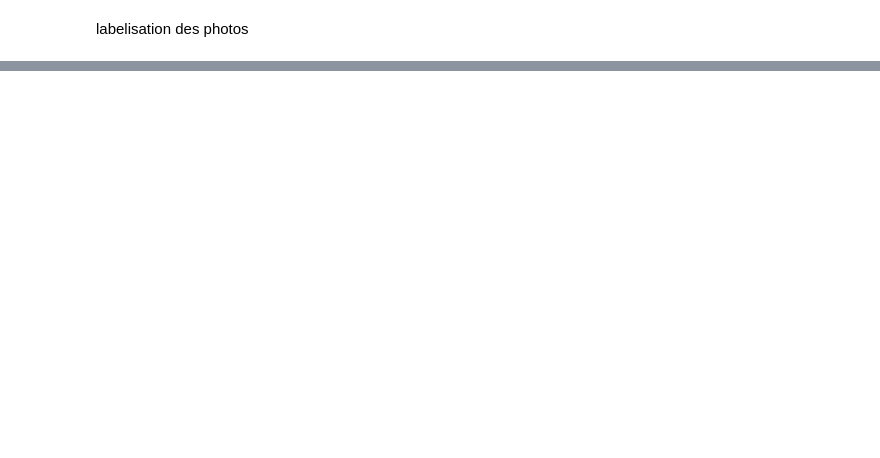
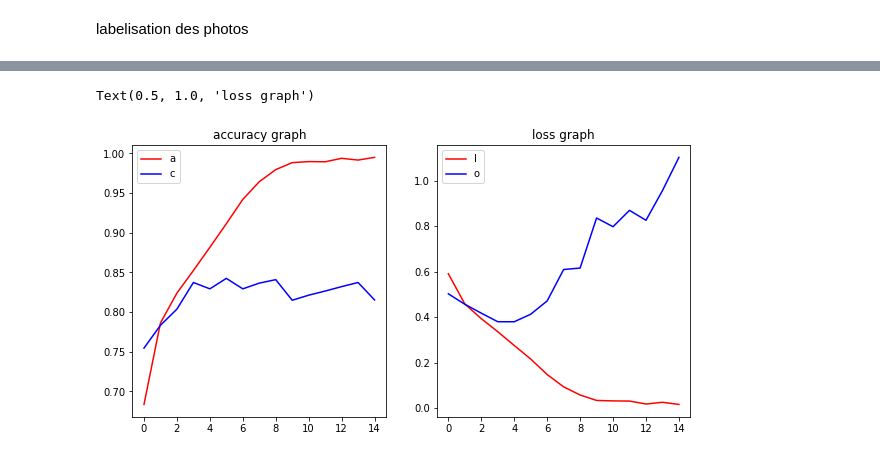
Before and after one commit to Arch-suzuki-MB/CNN-in-tensorflow, a Jupyter notebook: Classification of dogs and cats.ipynb, the cells around one changed output, grey strips where cells are left out. Drawn from its saved outputs; the diff is of its cells as text; code cells hidden in the pictures; blank space fills up the shorter version.

```diff
--- a/Classification of dogs and cats.ipynb
+++ b/Classification of dogs and cats.ipynb
@@ -105,9 +129,9 @@ labelisation des photos
 train_gen=ImageDataGenerator(rescale=1/255)
 train_generator=train_gen.flow_from_directory(
     target_dir[0],
-    batch_size=64,
+    batch_size=45,
     class_mode='binary',
-    target_size=(200,200))
+    target_size=(150,150))
 
 
 val_gen=ImageDataGenerator(rescale=1/255)
@@ -115,5 +139,5 @@ val_generator=val_gen.flow_from_directory(
     target_dir[1],
     batch_size=16,
     class_mode='binary',
-    target_size=(200,200))
+    target_size=(150,150))
 # %% [output]
@@ -122,11 +146,11 @@ Found 2501 images belonging to 2 classes.
 # %%
 def design_model():
-  model=tf.keras.models.Sequential([tf.keras.layers.Conv2D(16,(3,3),activation='relu',input_shape=(200,200,3)),
-                                    tf.keras.layers.MaxPool2D((2,2)),
+  model=tf.keras.models.Sequential([tf.keras.layers.Conv2D(16,(3,3),activation='relu',input_shape=(150,150,3)),
+                                    tf.keras.layers.MaxPooling2D((2,2)),
                                     tf.keras.layers.Conv2D(32,(3,3),activation='relu'),
-                                    tf.keras.layers.MaxPool2D((2,2)),
+                                    tf.keras.layers.MaxPooling2D((2,2)),
                                     tf.keras.layers.Conv2D(64,(3,3),activation='relu'),
-                                    tf.keras.layers.MaxPool2D((2,2)),
+                                    tf.keras.layers.MaxPooling2D((2,2)),
 
                                     tf.keras.layers.Flatten(),
                                     tf.keras.layers.Dense(512,activation='relu'),
@@ -157,12 +181,12 @@ Non-trainable params: 0
 _________________________________________________________________
 # %%
 #train the model
+import warnings
+warnings.filterwarnings('ignore')
 hist = model.fit(
           train_generator,
-          steps_per_epoch=352,
           validation_data=val_generator,
-          validation_steps=156,
-          epochs=15,
+          epochs=15
           )
 # %% [output]
 Epoch 1/15
@@ -168,0 +213,23 @@ Epoch 1/15
+# %%
+epochs=hist.epoch
+acc=hist.history['acc']
+val_acc=hist.history['val_acc']
+
+loss=hist.history['loss']
+val_loss=hist.history['val_loss']
+
+plt.figure(figsize=(10,5))
+plt.subplot(1,2,1)
+plt.plot(epochs,acc,'r')
+plt.plot(epochs,val_acc,'b')
+plt.title("accuracy graph")
+plt.legend("accuracy")
+
+plt.subplot(1,2,2)
+plt.plot(epochs,loss,'r')
+plt.plot(epochs,val_loss,'b')
+plt.legend("loss")
+plt.title("loss graph")
+# %% [output]
+Text(0.5, 1.0, 'loss graph')
+[figure, added]
```
Also changed, not shown: parts of 12 cells of this notebook.
